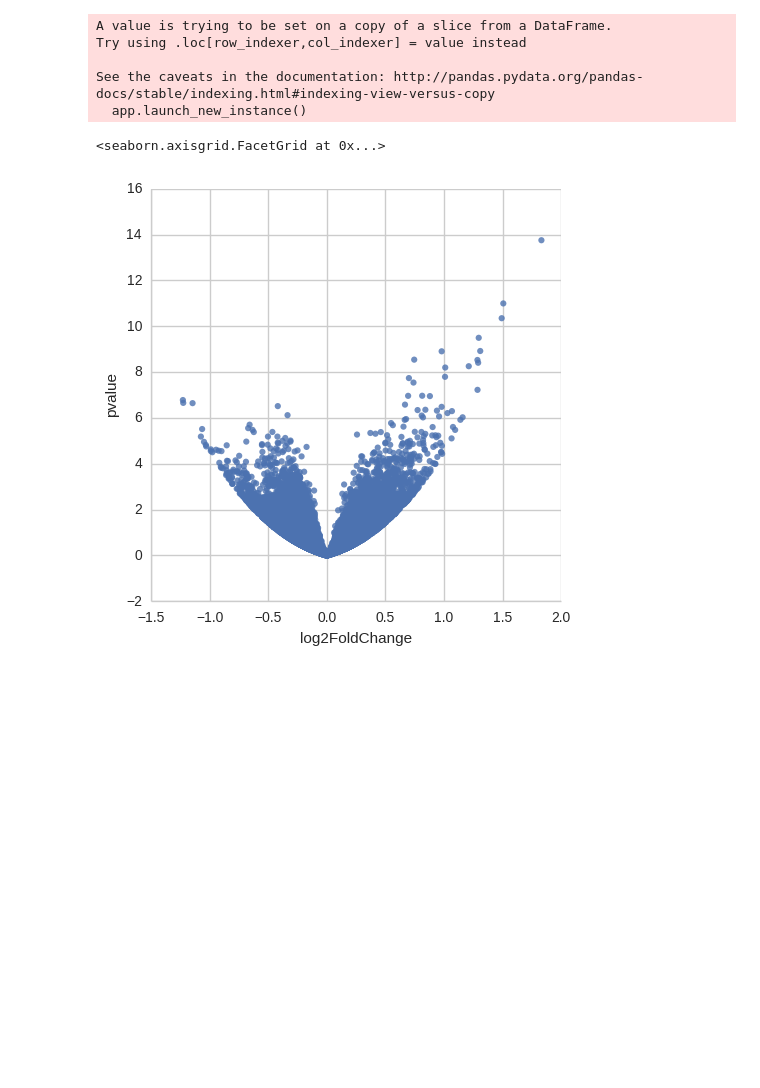
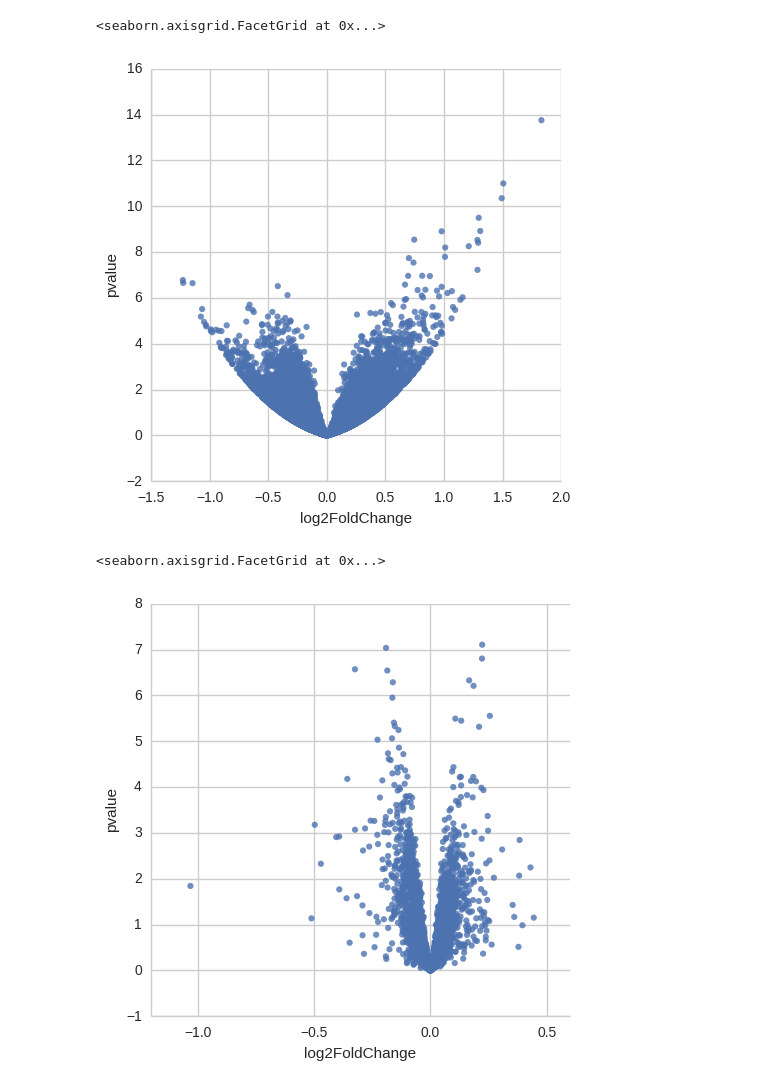
Before and after one commit to J-Wengler/winter-internship-2017, a Jupyter notebook: src/ Volcano Plot of RNA-Seq and MS3 Proteomics Data.ipynb, the cells around one changed output. Saved outputs shown, nothing was run; the diff lists cells and outputs as text; code cells hidden in the pictures; blank space fills up the shorter version.

Commit message:
added some data and updated some ipynbs

```diff
--- a/src/ Volcano Plot of RNA-Seq and MS3 Proteomics Data.ipynb
+++ b/src/ Volcano Plot of RNA-Seq and MS3 Proteomics Data.ipynb
@@ -34,12 +35,15 @@ datPD.head()
 datPDVolData = datPD[['symbol', 'log2FoldChange', 'pvalue']]
 
 datPDVolData['pvalue'] = [-(math.log(pvals, 10)) for pvals in datPDVolData['pvalue']]
-sns.lmplot('log2FoldChange', 'pvalue', datPDVolData, fit_reg=False)
+sns.lmplot('log2FoldChange', 'pvalue', datPDVolData, fit_reg=False, palette='Set1')
 # %% [output]
-A value is trying to be set on a copy of a slice from a DataFrame.
-Try using .loc[row_indexer,col_indexer] = value instead
-
-See the caveats in the documentation: http://pandas.pydata.org/pandas-docs/stable/indexing.html#indexing-view-versus-copy
-  app.launch_new_instance()
+<seaborn.axisgrid.FacetGrid at 0x...>
-<seaborn.axisgrid.FacetGrid at 0x...>
 [figure]
+# %%
+protDatPDVolData = protDatPD[['Symbol', 'log2FoldChange', 'pvalue']]
+
+protDatPDVolData['pvalue'] = [-(math.log(pvals, 10)) for pvals in protDatPDVolData['pvalue']]
+sns.lmplot('log2FoldChange', 'pvalue', protDatPDVolData, fit_reg=False)
+# %% [output]
+<seaborn.axisgrid.FacetGrid at 0x...>
+[figure, added]
```
Also changed, not shown: parts of 1 cell of this notebook, 5 other files.
